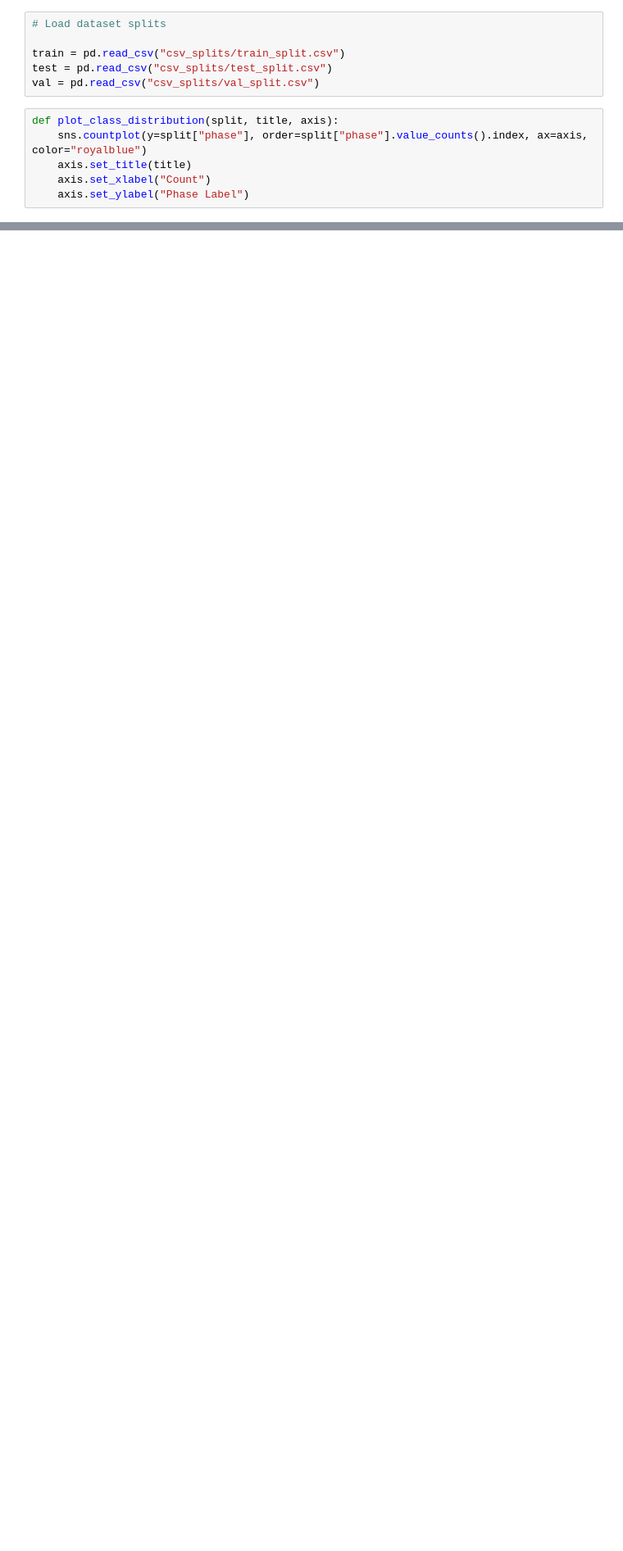
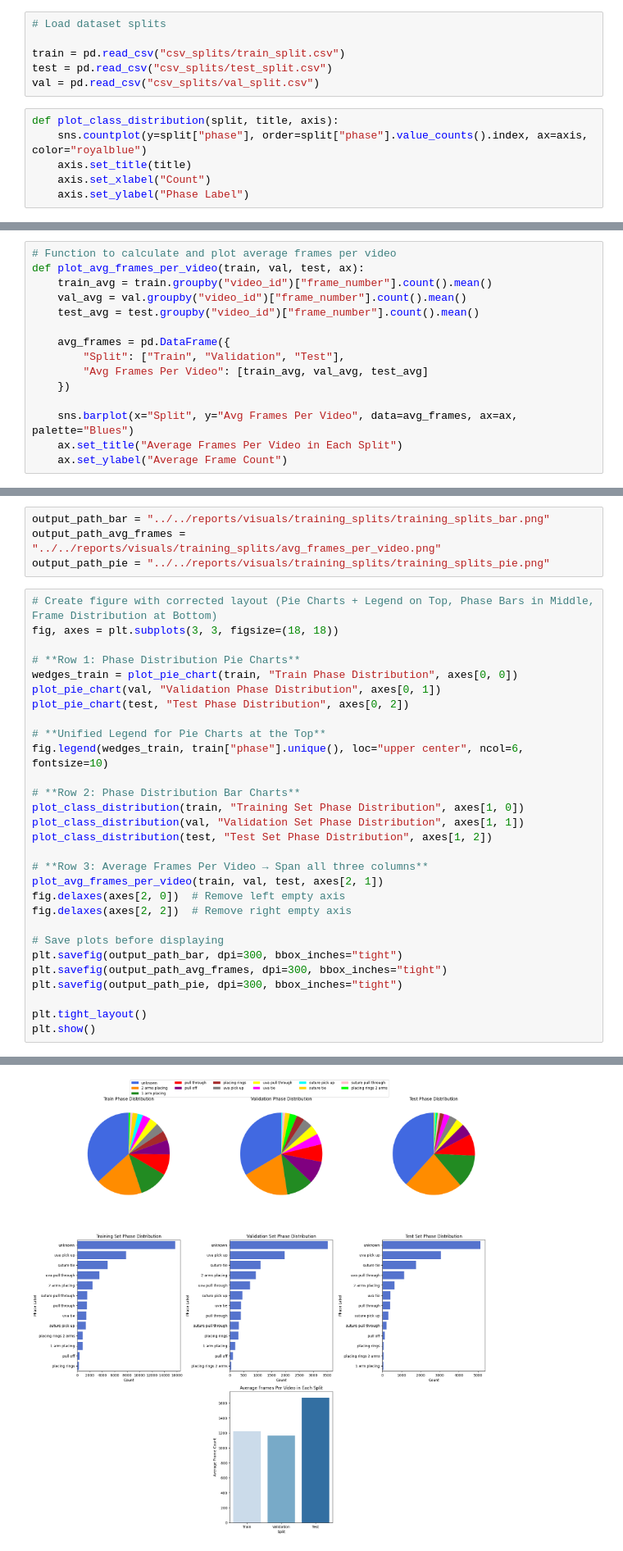
Before and after one commit to JoeGibson500/surgicalPhaseRecognition, a Jupyter notebook: feature_extraction/split_dataset/visualise_splits.ipynb, the cells around one changed output, grey strips where cells are left out. Shown: that part at 82% size. Drawn from its saved outputs; the diff is of its cells as text; blank space fills up the shorter version.

```diff
--- a/feature_extraction/split_dataset/visualise_splits.ipynb
+++ b/feature_extraction/split_dataset/visualise_splits.ipynb
@@ -36,3 +18,18 @@ plt.show()
+# %%
+# Function to calculate and plot average frames per video
+def plot_avg_frames_per_video(train, val, test, ax):
+    train_avg = train.groupby("video_id")["frame_number"].count().mean()
+    val_avg = val.groupby("video_id")["frame_number"].count().mean()
+    test_avg = test.groupby("video_id")["frame_number"].count().mean()
+
+    avg_frames = pd.DataFrame({
+        "Split": ["Train", "Validation", "Test"],
+        "Avg Frames Per Video": [train_avg, val_avg, test_avg]
+    })
+
+    sns.barplot(x="Split", y="Avg Frames Per Video", data=avg_frames, ax=ax, palette="Blues")
+    ax.set_title("Average Frames Per Video in Each Split")
+    ax.set_ylabel("Average Frame Count")
 # %%
 # Define consistent colors for each phase
 phase_colors = {
@@ -85,0 +61,34 @@ Phase distribution plot saved successfully!
+# %%
+output_path_bar = "../../reports/visuals/training_splits/training_splits_bar.png"
+output_path_avg_frames = "../../reports/visuals/training_splits/avg_frames_per_video.png"
+output_path_pie = "../../reports/visuals/training_splits/training_splits_pie.png"
+# %%
+# Create figure with corrected layout (Pie Charts + Legend on Top, Phase Bars in Middle, Frame Distribution at Bottom)
+fig, axes = plt.subplots(3, 3, figsize=(18, 18))
+
+# **Row 1: Phase Distribution Pie Charts**
+wedges_train = plot_pie_chart(train, "Train Phase Distribution", axes[0, 0])
+plot_pie_chart(val, "Validation Phase Distribution", axes[0, 1])
+plot_pie_chart(test, "Test Phase Distribution", axes[0, 2])
+
+# **Unified Legend for Pie Charts at the Top**
+fig.legend(wedges_train, train["phase"].unique(), loc="upper center", ncol=6, fontsize=10)
+
+# **Row 2: Phase Distribution Bar Charts**
+plot_class_distribution(train, "Training Set Phase Distribution", axes[1, 0])
+plot_class_distribution(val, "Validation Set Phase Distribution", axes[1, 1])
+plot_class_distribution(test, "Test Set Phase Distribution", axes[1, 2])
+
+# **Row 3: Average Frames Per Video → Span all three columns**
+plot_avg_frames_per_video(train, val, test, axes[2, 1])
+fig.delaxes(axes[2, 0])  # Remove left empty axis
+fig.delaxes(axes[2, 2])  # Remove right empty axis
+
+# Save plots before displaying
+plt.savefig(output_path_bar, dpi=300, bbox_inches="tight")
+plt.savefig(output_path_avg_frames, dpi=300, bbox_inches="tight")
+plt.savefig(output_path_pie, dpi=300, bbox_inches="tight")
+
+plt.tight_layout()
+plt.show()
+# %% [output]
@@ -85,0 +98 @@ Phase distribution plot saved successfully!
+[figure, added]
```
Also changed, not shown: parts of 3 cells of this notebook, 11 other files.
